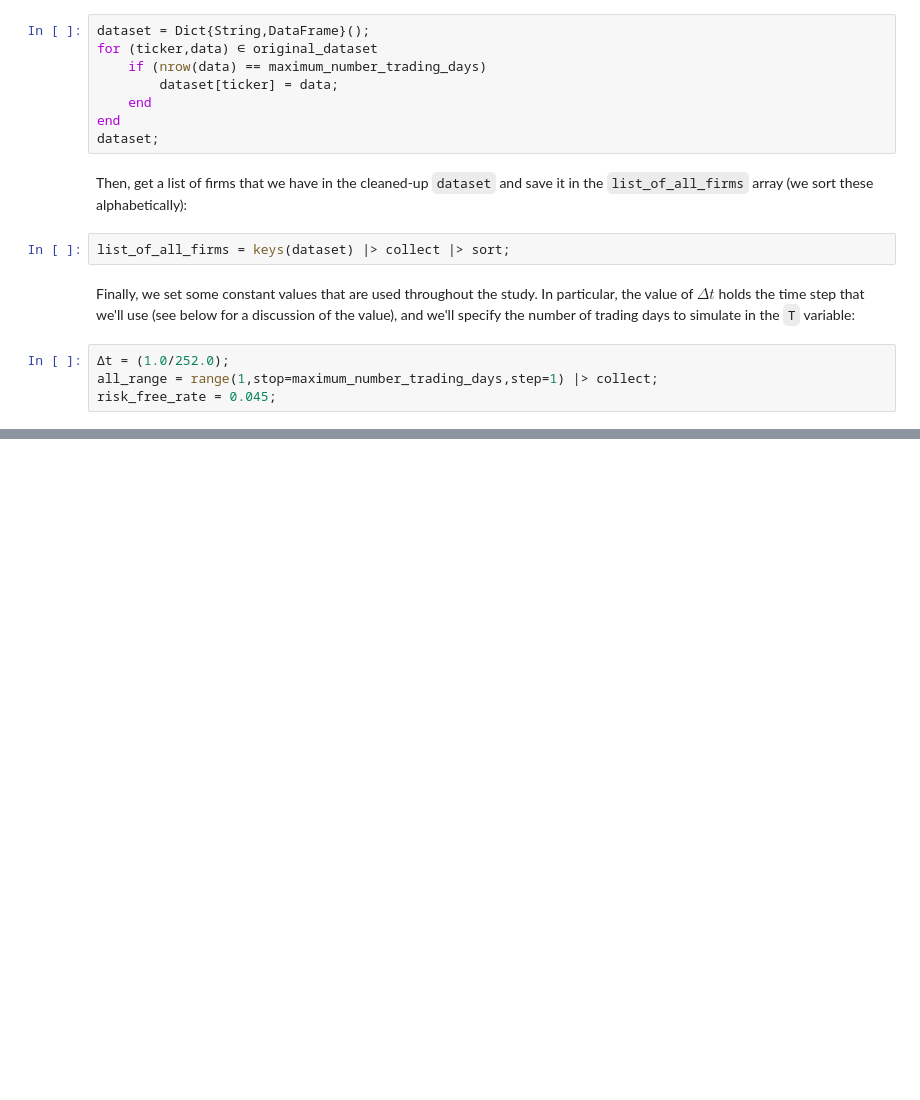
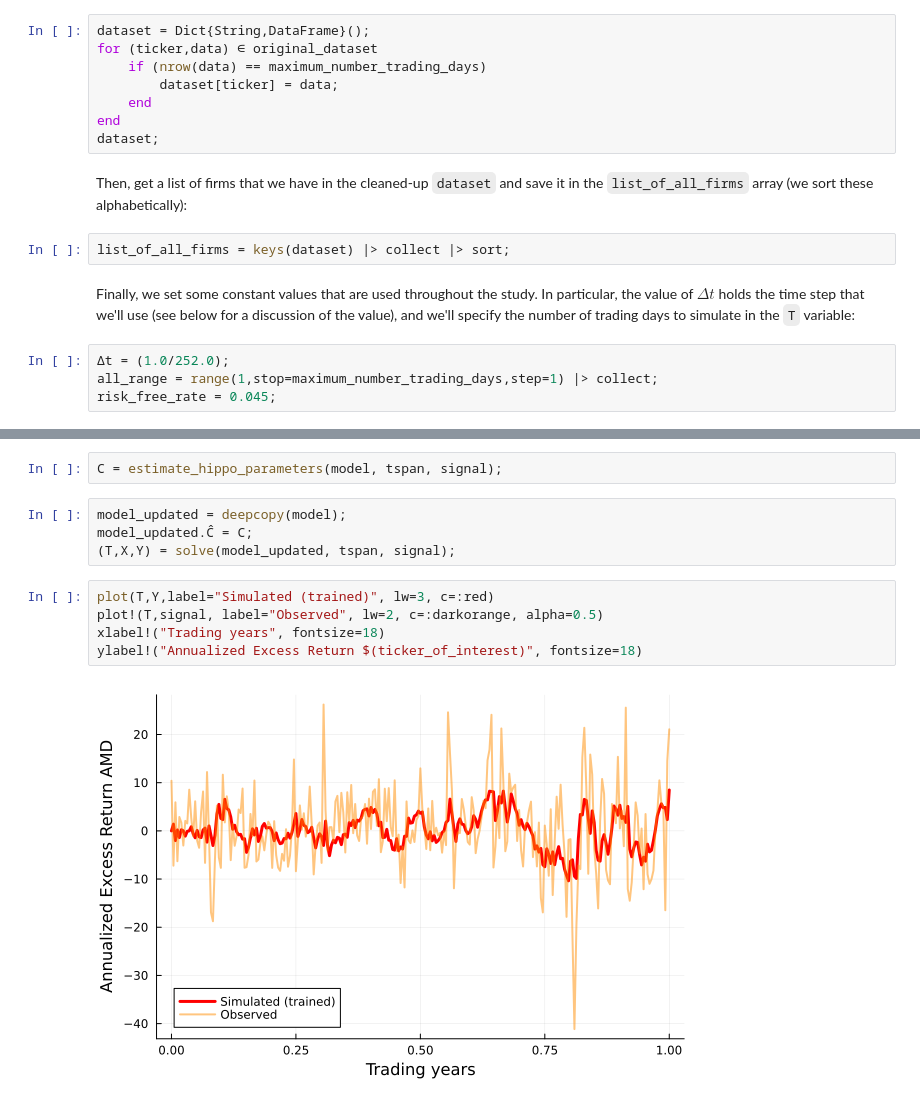
Before and after one commit to varnerlab/CHEME-130-eCornell-Repository, a Jupyter notebook: courses/CHEME-132/module-2/CHEME-132-Module-2-Advanced-Hippo-SSM.ipynb, the cells around one changed output, grey strips where cells are left out. Saved outputs shown, nothing was run; the diff lists cells and outputs as text; blank space fills up the shorter version.

```diff
--- a/courses/CHEME-132/module-2/CHEME-132-Module-2-Advanced-Hippo-SSM.ipynb
+++ b/courses/CHEME-132/module-2/CHEME-132-Module-2-Advanced-Hippo-SSM.ipynb
@@ -59,0 +91,13 @@ number_of_input_states 1;
+# %%
+C = estimate_hippo_parameters(model, tspan, signal);
+# %%
+model_updated = deepcopy(model);
+model_updated.Ĉ = C;
+(T,X,Y) = solve(model_updated, tspan, signal);
+# %%
+plot(T,Y,label="Simulated (trained)", lw=3, c=:red)
+plot!(T,signal, label="Observed", lw=2, c=:darkorange, alpha=0.5)
+xlabel!("Trading years", fontsize=18)
+ylabel!("Annualized Excess Return $(ticker_of_interest)", fontsize=18)
+# %% [output]
+[figure, added]
```
Also changed, not shown: parts of 10 cells of this notebook, 1 other file.
